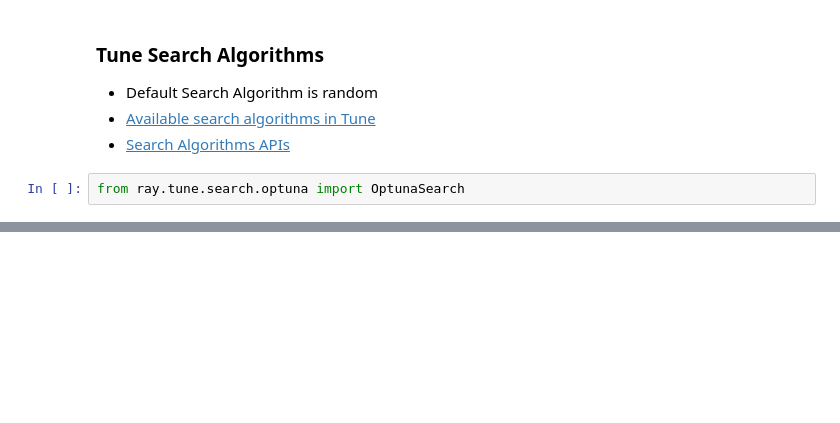
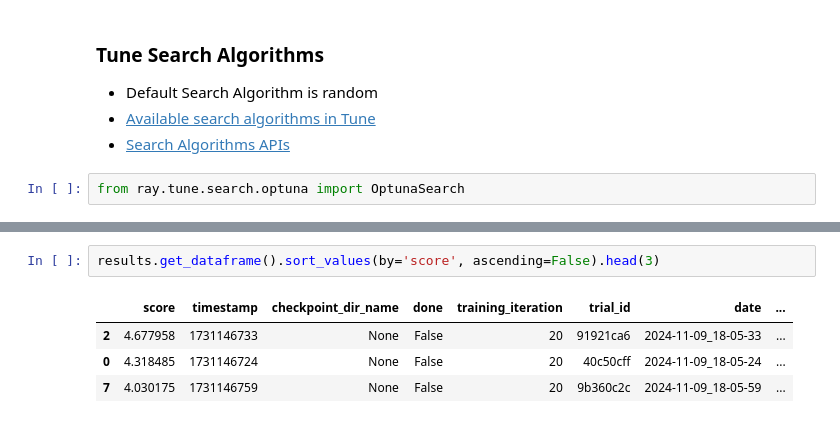
Before and after one commit to Spin8Cycle/diabHI, a Jupyter notebook: scaling/ray/tune/ray_tune.ipynb, the cells around one changed output, grey strips where cells are left out. Drawn from its saved outputs; the diff is of its cells as text; blank space fills up the shorter version.

```diff
--- a/scaling/ray/tune/ray_tune.ipynb
+++ b/scaling/ray/tune/ray_tune.ipynb
@@ -267,0 +497,7 @@ results.get_dataframe()
+# %%
+results.get_dataframe().sort_values(by='score', ascending=False).head(3)
+# %% [output]
+|  | score | timestamp | checkpoint_dir_name | done | training_iteration | trial_id | date | ... |
+| 2 | 4.677958 | 1731146733 | None | False | 20 | 91921ca6 | 2024-11-09_18-05-33 | ... |
+| 0 | 4.318485 | 1731146724 | None | False | 20 | 40c50cff | 2024-11-09_18-05-24 | ... |
+| 7 | 4.030175 | 1731146759 | None | False | 20 | 9b360c2c | 2024-11-09_18-05-59 | ... |
```
Also changed, not shown: parts of 49 cells of this notebook, 1 other file.
